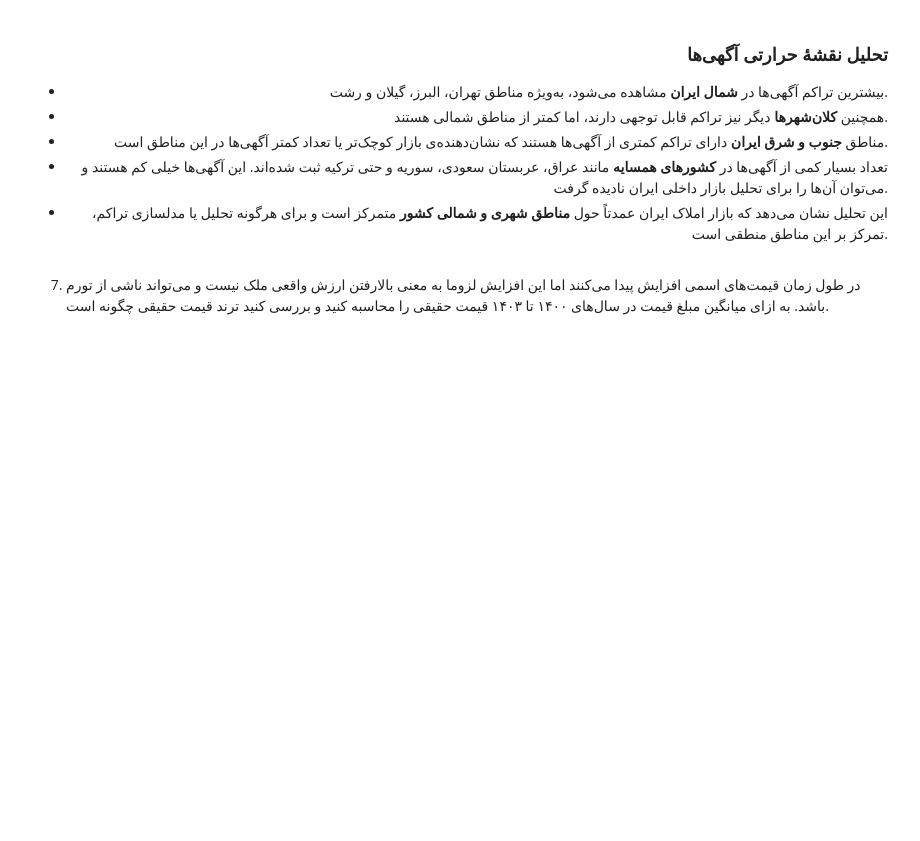
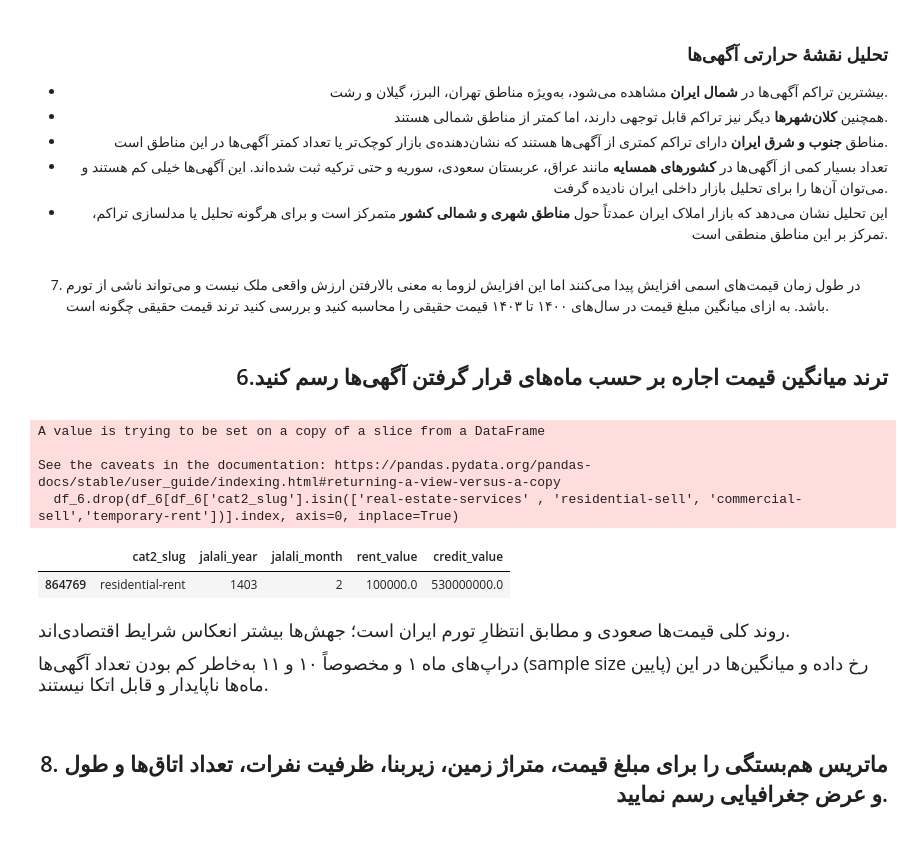
Before and after one commit to Navidbyti/real-estate-ml-project, a Jupyter notebook: 1-Questions/questions-final.ipynb, the cells around one changed output. Saved outputs shown, nothing was run; the diff lists cells and outputs as text; code cells hidden in the pictures; blank space fills up the shorter version.

```diff
--- a/1-Questions/questions-final.ipynb
+++ b/1-Questions/questions-final.ipynb
@@ -127,3 +130,9 @@ imgplot = plt.imshow(img)
 # %%
 import pandas as pd
 df_divar = pd.read_csv("C:\Users\Memari\Downloads\Divar.csv")
+# %% [markdown]
+<div dir="rtl" align="right">
+
+## 6.ترند میانگین قیمت اجاره بر حسب ماه‌های قرار گرفتن آگهی‌ها رسم کنید
+
+</div>
@@ -129,0 +148,42 @@ df_divar = pd.read_csv("C:\Users\Memari\Downloads\Divar.csv")
+# %%
+df_6 = Divar_df[['cat2_slug', 'jalali_year','jalali_month',
+                 'rent_value','credit_value'
+                #  ,'rent_price_on_regular_days','rent_price_on_special_days','rent_price_at_weekends'
+                 ]]
+
+df_6.drop(df_6[df_6['cat2_slug'].isin(['real-estate-services' , 'residential-sell', 'commercial-sell','temporary-rent'])].index, axis=0, inplace=True)
+
+
+df_6 = df_6[df_6['jalali_year'] == 1403]
+df_6 = df_6[
+    ~(
+    # (df_6['cat2_slug'] != 'temporary-rent') &
+    (df_6['credit_value'].isna()) &
+    (df_6['rent_value'].isna())
+    )
+]
+
+df_6['rent_credit'] = df_6['credit_value'] * 0.03
+df_6['price_total'] = df_6['rent_value']  + df_6['rent_credit']
+
+low = df_6['price_total'].quantile(0.01)
+high = df_6['price_total'].quantile(0.99)
+
+df_6 = df_6[
+    (df_6['price_total'] >= low) &
+    (df_6['price_total'] <= high)
+]
+
+
+df_6_count = df_6.groupby(['cat2_slug','jalali_month']).agg(
+    count_rent_credit = ('price_total', 'count'),
+    ).reset_index()
+
+df_6_count.sample()
+# %% [output]
+A value is trying to be set on a copy of a slice from a DataFrame
+
+See the caveats in the documentation: https://pandas.pydata.org/pandas-docs/stable/user_guide/indexing.html#returning-a-view-versus-a-copy
+  df_6.drop(df_6[df_6['cat2_slug'].isin(['real-estate-services' , 'residential-sell', 'commercial-sell','temporary-rent'])].index, axis=0, inplace=True)
+|  | cat2_slug | jalali_year | jalali_month | rent_value | credit_value |
+| 864769 | residential-rent | 1403 | 2 | 100000.0 | 530000000.0 |
@@ -129,0 +259,14 @@ df_divar = pd.read_csv("C:\Users\Memari\Downloads\Divar.csv")
+# %% [markdown]
+<div dir="rtl" style="font-size:18px; font-family: Vazirmatn, Arial; line-height: 1.9;">
+
+روند کلی قیمت‌ها صعودی و مطابق انتظارِ تورم ایران است؛ جهش‌ها بیشتر انعکاس شرایط اقتصادی‌اند.
+
+دراپ‌های ماه ۱ و مخصوصاً ۱۰ و ۱۱ به‌خاطر کم بودن تعداد آگهی‌ها (sample size پایین) رخ داده و میانگین‌ها در این ماه‌ها ناپایدار و قابل اتکا نیستند.
+
+</div>
+# %% [markdown]
+<div dir="rtl" align="right">
+
+## 8. ماتریس هم‌بستگی را برای مبلغ قیمت، متراژ زمین، زیربنا، ظرفیت نفرات، تعداد اتاق‌ها و طول و عرض جغرافیایی رسم نمایید.
+
+</div>
```
Also changed, not shown: parts of 11 cells of this notebook.
